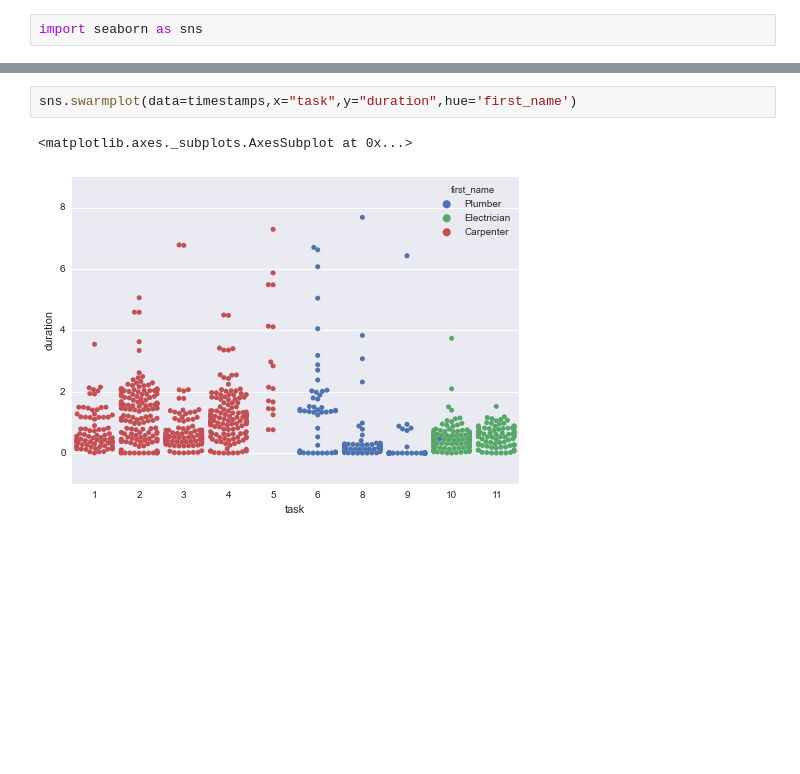
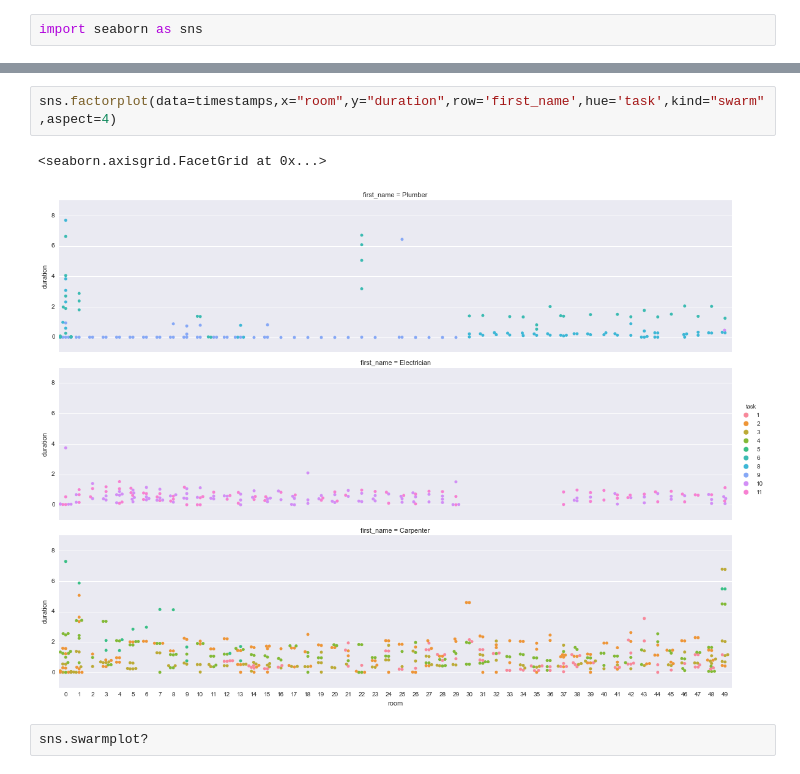
Before and after one commit to spencerknight/taskcode, a Jupyter notebook: explore.ipynb, the cells around one changed output, grey strips where cells are left out. Saved outputs shown, nothing was run; the diff lists cells and outputs as text; blank space fills up the shorter version.

Commit message:
Added duration by room colored by task separated by worker skill

```diff
--- a/explore.ipynb
+++ b/explore.ipynb
@@ -109,5 +113,7 @@ timestamps.head()
 # %%
-sns.swarmplot(data=timestamps,x="task",y="duration",hue='first_name')
+sns.factorplot(data=timestamps,x="room",y="duration",row='first_name',hue='task',kind="swarm",aspect=4)
 # %% [output]
-<matplotlib.axes._subplots.AxesSubplot at 0x...>
+<seaborn.axisgrid.FacetGrid at 0x...>
-[figure, old version]
+[figure, new version]
+# %%
+sns.swarmplot?
```
Also changed, not shown: parts of 3 cells of this notebook.
